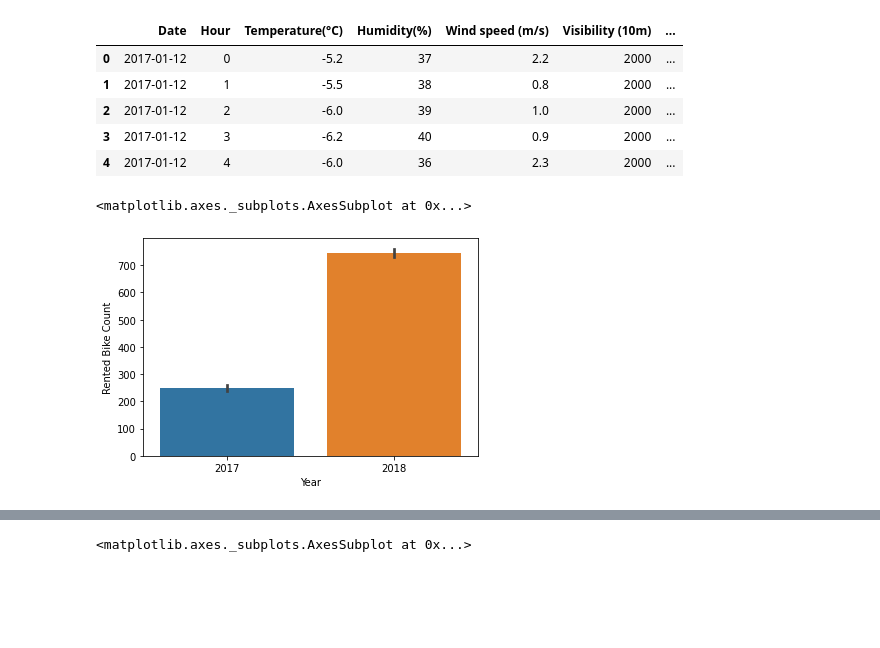
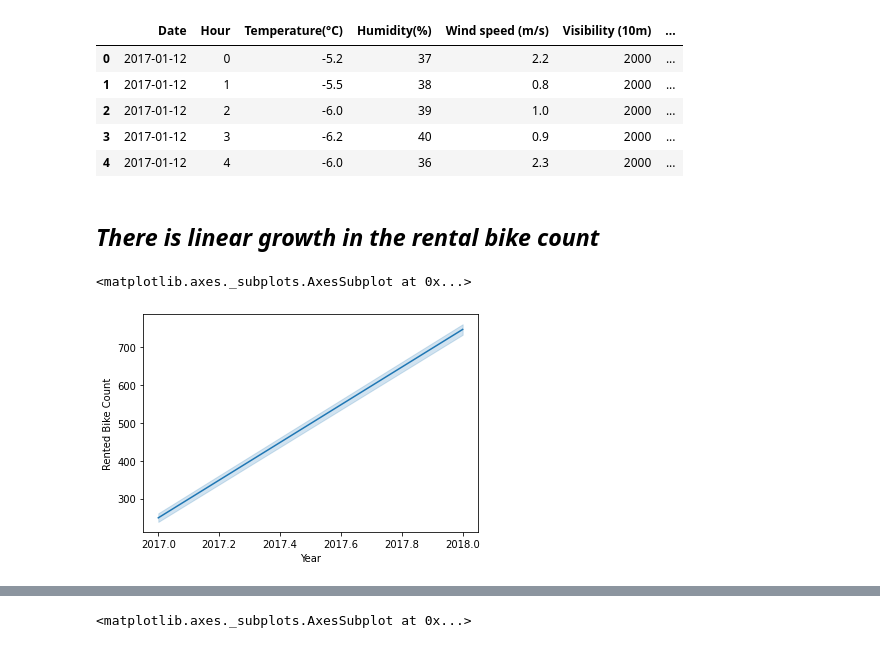
Before and after one commit to raghavendrakulkarni14/AlmaBetterCAP2, a Jupyter notebook: RaghavendraAKulkarni_Capstone_Project2.ipynb, the cells around one changed output, grey strips where cells are left out. Cells and saved outputs as stored; diff of their text form; code cells hidden in the pictures; blank space fills up the shorter version.

```diff
--- a/RaghavendraAKulkarni_Capstone_Project2.ipynb
+++ b/RaghavendraAKulkarni_Capstone_Project2.ipynb
@@ -202,8 +225,10 @@ df.head()
 | 2 | 2017-01-12 | 2 | -6.0 | 39 | 1.0 | 2000 | ... |
 | 3 | 2017-01-12 | 3 | -6.2 | 40 | 0.9 | 2000 | ... |
 | 4 | 2017-01-12 | 4 | -6.0 | 36 | 2.3 | 2000 | ... |
+# %% [markdown]
+## ***There is linear growth in the rental bike count***
 # %%
-sns.barplot(x="Year", y="Rented Bike Count", data=df)
+sns.lineplot(x="Year", y="Rented Bike Count", data=df)
 # %% [output]
 <matplotlib.axes._subplots.AxesSubplot at 0x...>
-[figure, old version]
+[figure, new version]
```
Also changed, not shown: parts of 15 cells of this notebook.
